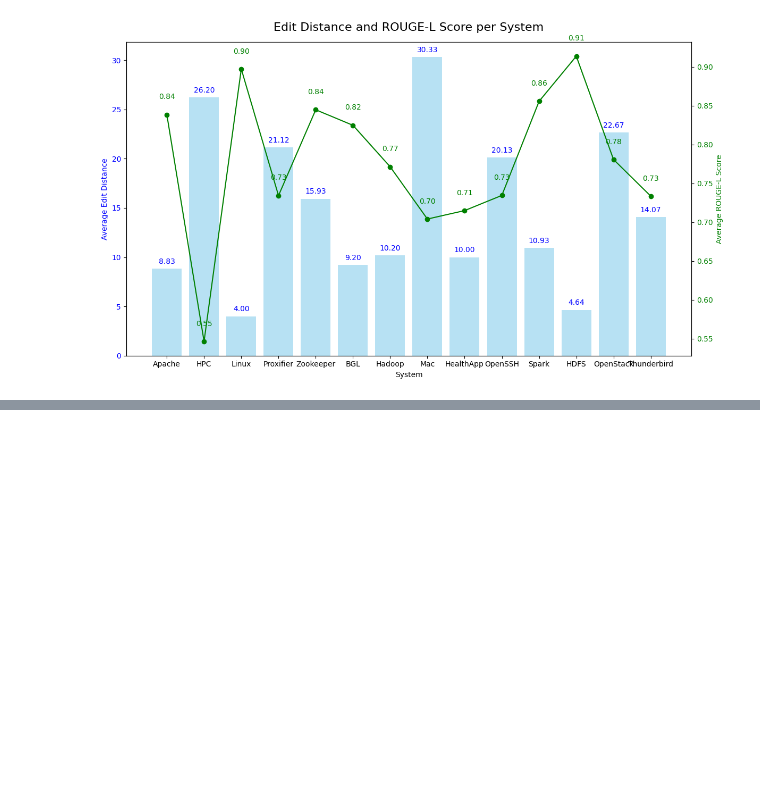
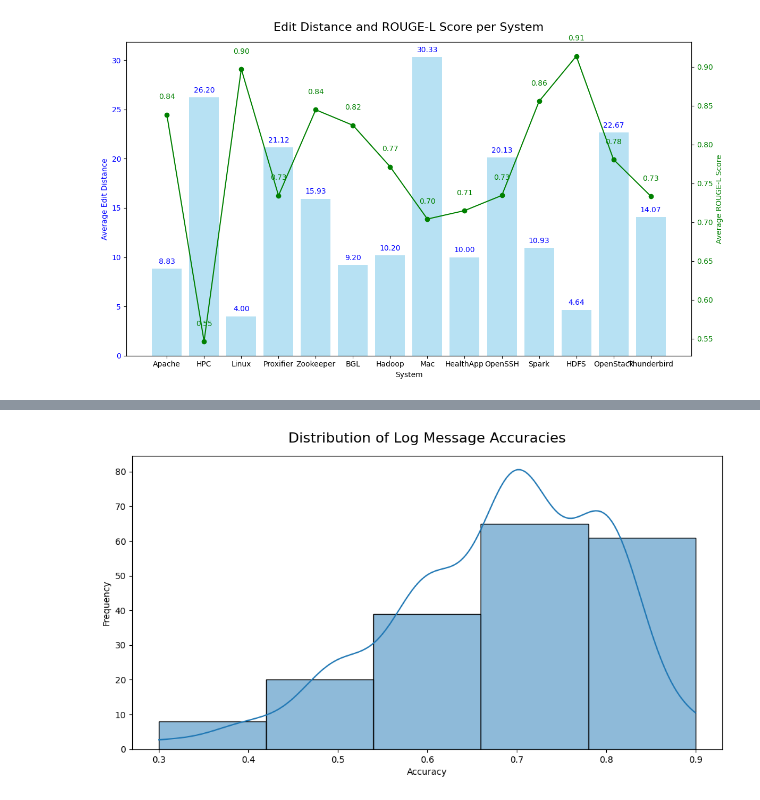
Before and after one commit to navneetsharma13/semantic_log_parsing, a Jupyter notebook: src/semantic_log_parsing.ipynb, the cells around one changed output, grey strips where cells are left out. Drawn from its saved outputs; the diff is of its cells as text; code cells hidden in the pictures; blank space fills up the shorter version.

```diff
--- a/src/semantic_log_parsing.ipynb
+++ b/src/semantic_log_parsing.ipynb
@@ -629,17 +661,19 @@ plt.show()
 # %%
 # 4. Distribution of Log Message Accuracies
 plt.figure(figsize=(12, 6))
-sns.histplot(log_message_accuracies, bins=10, kde=True)
+sns.histplot(log_message_accuracies, bins=5, kde=True)
 plt.title('Distribution of Log Message Accuracies', fontsize=16, fontweight='normal', pad=15)
 plt.xlabel('Accuracy')
 plt.ylabel('Frequency')
 
 # Save the plot
 output_file_path = os.path.join(output_directory, 'distribution_of_log_message_accuracies.png')
 plt.savefig(output_file_path, bbox_inches='tight')
 
 # Show the plot
 plt.show()
+# %% [output]
+[figure, added]
 # %%
 # 5.Box Plot of Metrics Per Variable Type
 metrics_all = pd.DataFrame({'Precision': list(precision_scores.values()),
```
Also changed, not shown: parts of 8 cells of this notebook.
